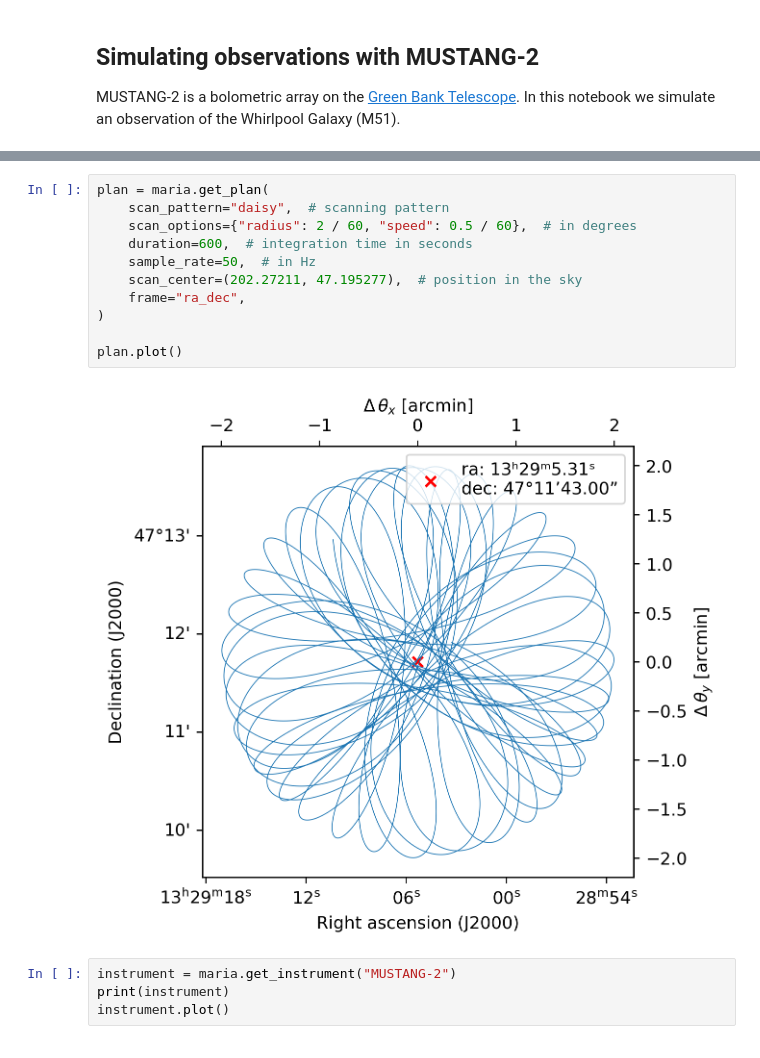
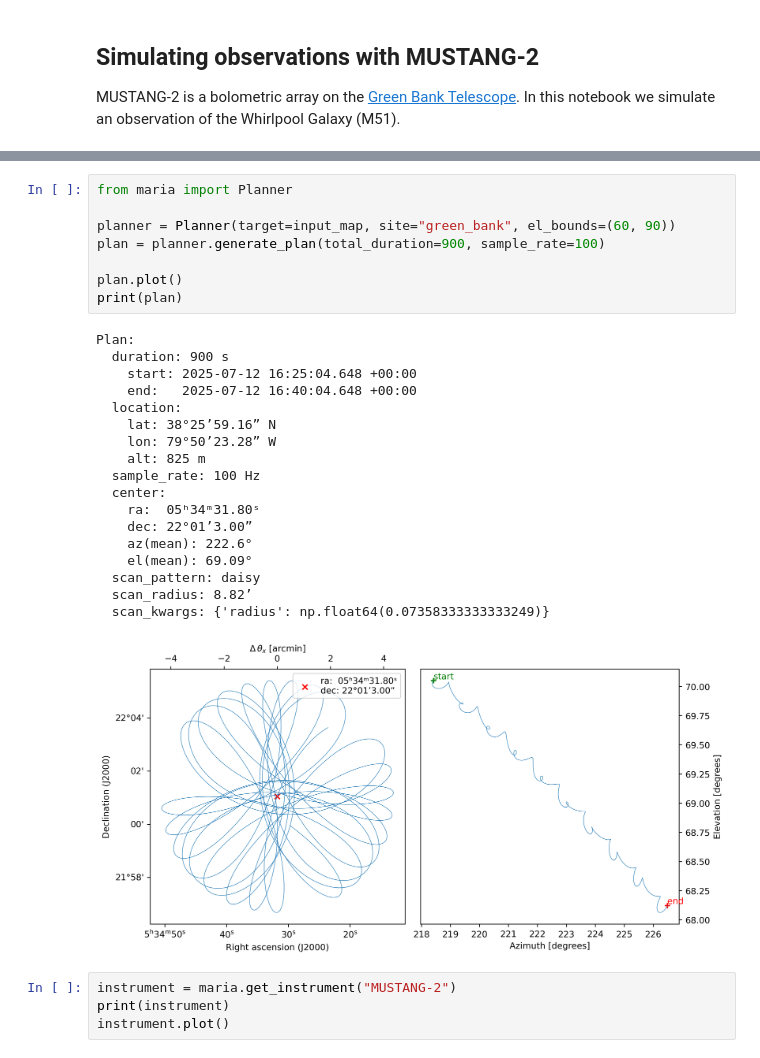
Before and after one commit to thomaswmorris/maria, a Jupyter notebook: tutorials/mustang-galaxy.ipynb, the cells around one changed output, grey strips where cells are left out. Drawn from its saved outputs; the diff is of its cells as text.

```diff
--- a/tutorials/mustang-galaxy.ipynb
+++ b/tutorials/mustang-galaxy.ipynb
@@ -32,16 +32,30 @@ ProjectedMap:
-# %%
-plan = maria.get_plan(
-    scan_pattern="daisy",  # scanning pattern
-    scan_options={"radius": 2 / 60, "speed": 0.5 / 60},  # in degrees
-    duration=600,  # integration time in seconds
-    sample_rate=50,  # in Hz
-    scan_center=(202.27211, 47.195277),  # position in the sky
-    frame="ra_dec",
-)
-
-plan.plot()
-# %% [output]
-[figure, removed]
+# %%
+from maria import Planner
+
+planner = Planner(target=input_map, site="green_bank", el_bounds=(60, 90))
+plan = planner.generate_plan(total_duration=900, sample_rate=100)
+
+plan.plot()
+print(plan)
+# %% [output]
+Plan:
+  duration: 900 s
+    start: 2025-07-12 16:25:04.648 +00:00
+    end:   2025-07-12 16:40:04.648 +00:00
+  location:
+    lat: 38°25’59.16” N
+    lon: 79°50’23.28” W
+    alt: 825 m
+  sample_rate: 100 Hz
+  center:
+    ra:  05ʰ34ᵐ31.80ˢ
+    dec: 22°01’3.00”
+    az(mean): 222.6°
+    el(mean): 69.09°
+  scan_pattern: daisy
+  scan_radius: 8.82’
+  scan_kwargs: {'radius': np.float64(0.07358333333333249)}
+[figure, added]
 # %%
 instrument = maria.get_instrument("MUSTANG-2")
 print(instrument)
```
Also changed, not shown: parts of 5 cells of this notebook, 58 other files.
